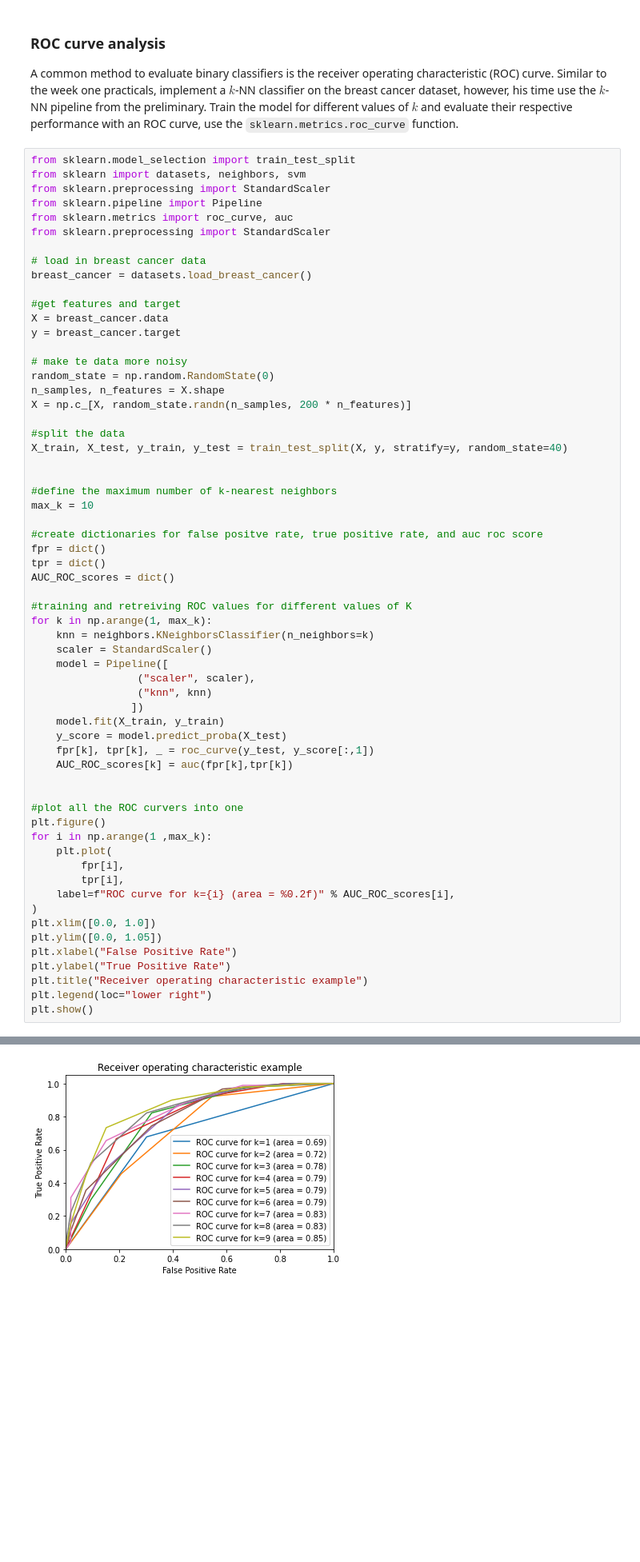
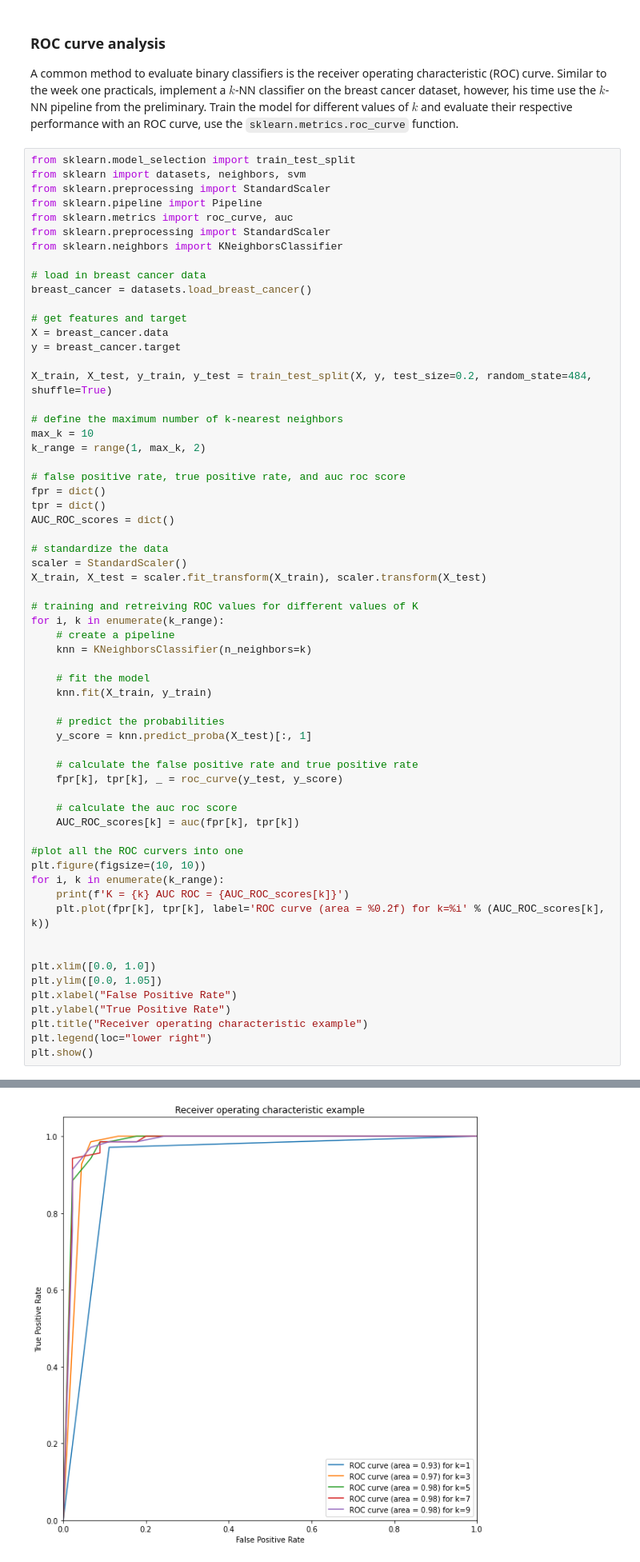
Before and after one commit to langestefan/8dm50-machine-learning, a Jupyter notebook: practicals/week_2.ipynb, the cells around one changed output, grey strips where cells are left out. Shown at 80% size. Drawn from its saved outputs; the diff is of its cells as text; blank space fills up the shorter version.

Commit message:
Update ROC plot

```diff
--- a/practicals/week_2.ipynb
+++ b/practicals/week_2.ipynb
@@ -287,53 +287,54 @@ from sklearn.preprocessing import StandardScaler
 from sklearn.pipeline import Pipeline
 from sklearn.metrics import roc_curve, auc
 from sklearn.preprocessing import StandardScaler
+from sklearn.neighbors import KNeighborsClassifier
 
 # load in breast cancer data
 breast_cancer = datasets.load_breast_cancer()
 
-#get features and target
+# get features and target
 X = breast_cancer.data
 y = breast_cancer.target
 
-# make te data more noisy
-random_state = np.random.RandomState(0)
-n_samples, n_features = X.shape
-X = np.c_[X, random_state.randn(n_samples, 200 * n_features)]
+X_train, X_test, y_train, y_test = train_test_split(X, y, test_size=0.2, random_state=484, shuffle=True)
 
-#split the data
-X_train, X_test, y_train, y_test = train_test_split(X, y, stratify=y, random_state=40)
+# define the maximum number of k-nearest neighbors
+max_k = 10
+k_range = range(1, max_k, 2)
 
-
-#define the maximum number of k-nearest neighbors
-max_k = 10
-
-#create dictionaries for false positve rate, true positive rate, and auc roc score
+# false positive rate, true positive rate, and auc roc score
 fpr = dict()
 tpr = dict()
 AUC_ROC_scores = dict()
 
-#training and retreiving ROC values for different values of K
-for k in np.arange(1, max_k):
-    knn = neighbors.KNeighborsClassifier(n_neighbors=k)
-    scaler = StandardScaler()
-    model = Pipeline([
-                 ("scaler", scaler),
-                 ("knn", knn)
-                ])
-    model.fit(X_train, y_train)
-    y_score = model.predict_proba(X_test)
-    fpr[k], tpr[k], _ = roc_curve(y_test, y_score[:,1])
-    AUC_ROC_scores[k] = auc(fpr[k],tpr[k])
+# standardize the data
+scaler = StandardScaler()
+X_train, X_test = scaler.fit_transform(X_train), scaler.transform(X_test)
+
+# training and retreiving ROC values for different values of K
+for i, k in enumerate(k_range):
+    # create a pipeline
+    knn = KNeighborsClassifier(n_neighbors=k)
+
+    # fit the model
+    knn.fit(X_train, y_train)
+
+    # predict the probabilities
+    y_score = knn.predict_proba(X_test)[:, 1]
+
+    # calculate the false positive rate and true positive rate
+    fpr[k], tpr[k], _ = roc_curve(y_test, y_score)
+
+    # calculate the auc roc score
+    AUC_ROC_scores[k] = auc(fpr[k], tpr[k])
+
+#plot all the ROC curvers into one
+plt.figure(figsize=(10, 10))
+for i, k in enumerate(k_range):
+    print(f'K = {k} AUC ROC = {AUC_ROC_scores[k]}')
+    plt.plot(fpr[k], tpr[k], label='ROC curve (area = %0.2f) for k=%i' % (AUC_ROC_scores[k], k))
 
 
-#plot all the ROC curvers into one
-plt.figure()
-for i in np.arange(1 ,max_k):
-    plt.plot(
-        fpr[i],
-        tpr[i],
-    label=f"ROC curve for k={i} (area = %0.2f)" % AUC_ROC_scores[i],
-)
 plt.xlim([0.0, 1.0])
 plt.ylim([0.0, 1.05])
 plt.xlabel("False Positive Rate")
@@ -345,4 +351,4 @@ plt.show()
-[figure, old version]
+[figure, new version]
 # %% [markdown]
 ### $F_1$ score and Dice similarity coefficient
 
```
Also changed, not shown: parts of 3 cells of this notebook.
